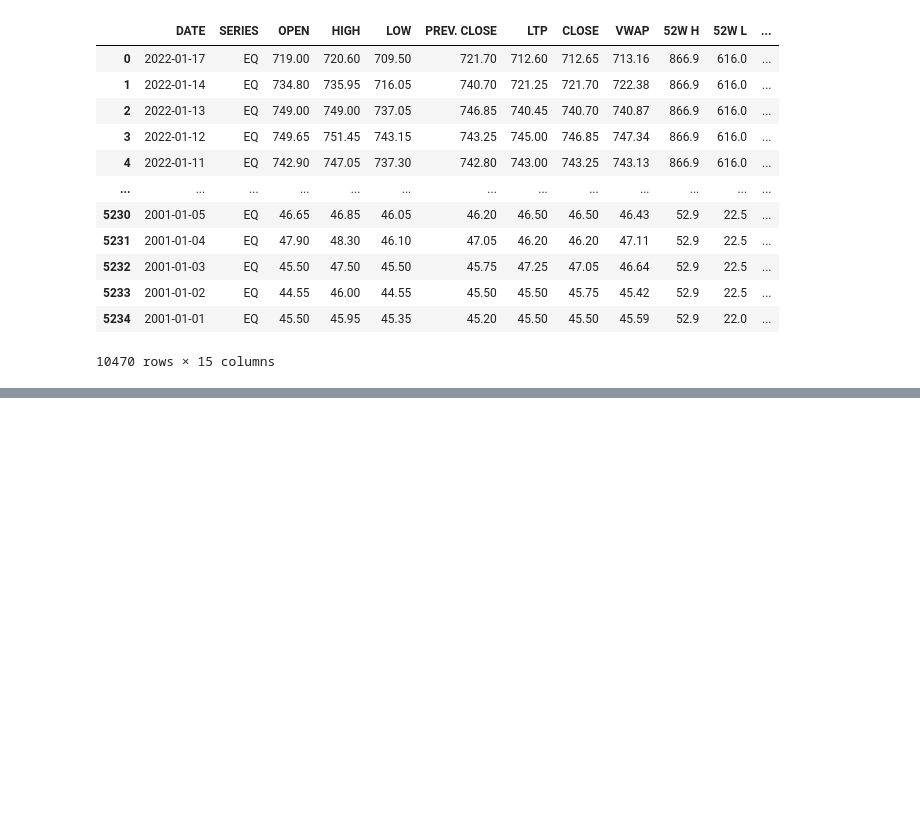
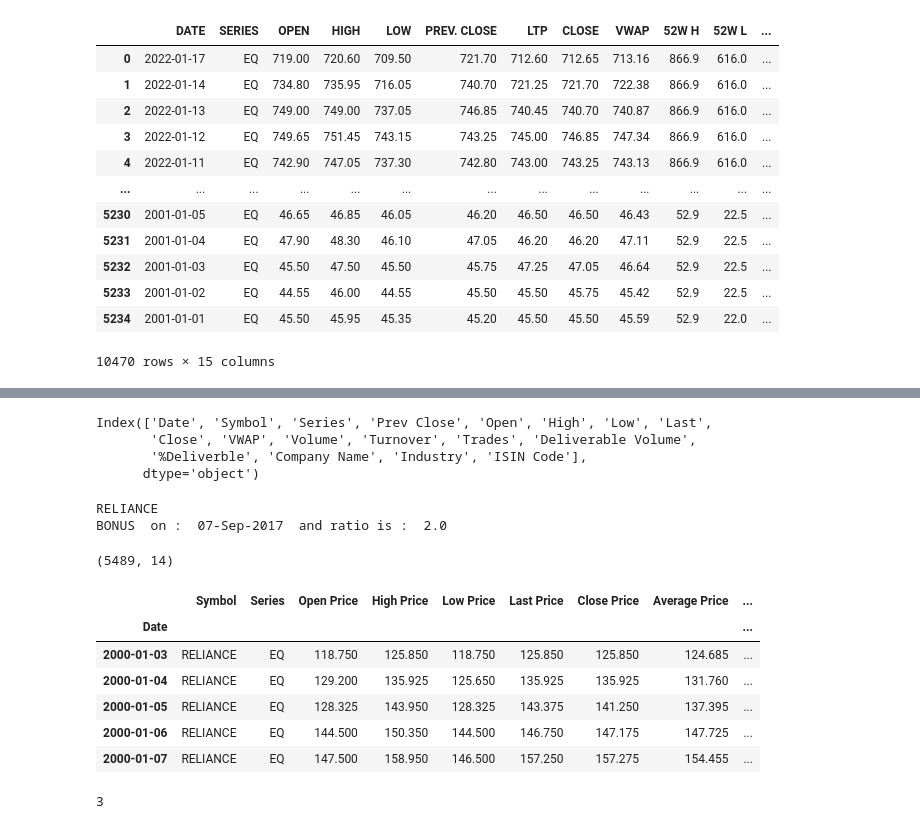
Before and after one commit to bhavesh0009/NSE-Price-Prediction, a Jupyter notebook: download_master.ipynb, the cells around one changed output, grey strips where cells are left out. Cells and saved outputs as stored; diff of their text form; code cells hidden in the pictures; blank space fills up the shorter version.

```diff
--- a/download_master.ipynb
+++ b/download_master.ipynb
@@ -133,0 +151,7 @@ frame.to_csv("all_n50stocks.csv", index=False)
+# %%
+frame.columns
+# %% [output]
+Index(['Date', 'Symbol', 'Series', 'Prev Close', 'Open', 'High', 'Low', 'Last',
+       'Close', 'VWAP', 'Volume', 'Turnover', 'Trades', 'Deliverable Volume',
+       '%Deliverble', 'Company Name', 'Industry', 'ISIN Code'],
+      dtype='object')
@@ -133,0 +163,19 @@ frame.to_csv("all_n50stocks.csv", index=False)
+# %%
+df = stocks.get_adjusted_stock(stockSymbol = 'RELIANCE', start_date = '1-1-2000', end_date = '18-1-2022')
+# %% [output]
+RELIANCE
+BONUS  on :  07-Sep-2017  and ratio is :  2.0
+# %%
+df.shape
+# %% [output]
+(5489, 14)
+# %%
+df.head()
+# %% [output]
+|  | Symbol | Series | Open Price | High Price | Low Price | Last Price | Close Price | Average Price | ... |
+| Date |  |  |  |  |  |  |  |  | ... |
+| 2000-01-03 | RELIANCE | EQ | 118.750 | 125.850 | 118.750 | 125.850 | 125.850 | 124.685 | ... |
+| 2000-01-04 | RELIANCE | EQ | 129.200 | 135.925 | 125.650 | 135.925 | 135.925 | 131.760 | ... |
+| 2000-01-05 | RELIANCE | EQ | 128.325 | 143.950 | 128.325 | 143.375 | 141.250 | 137.395 | ... |
+| 2000-01-06 | RELIANCE | EQ | 144.500 | 150.350 | 144.500 | 146.750 | 147.175 | 147.725 | ... |
+| 2000-01-07 | RELIANCE | EQ | 147.500 | 158.950 | 146.500 | 157.250 | 157.275 | 154.455 | ... |
@@ -133,0 +201,4 @@ frame.to_csv("all_n50stocks.csv", index=False)
+# %%
+len(new_n50_scripts)
+# %% [output]
+3
```
Also changed, not shown: parts of 15 cells of this notebook.
